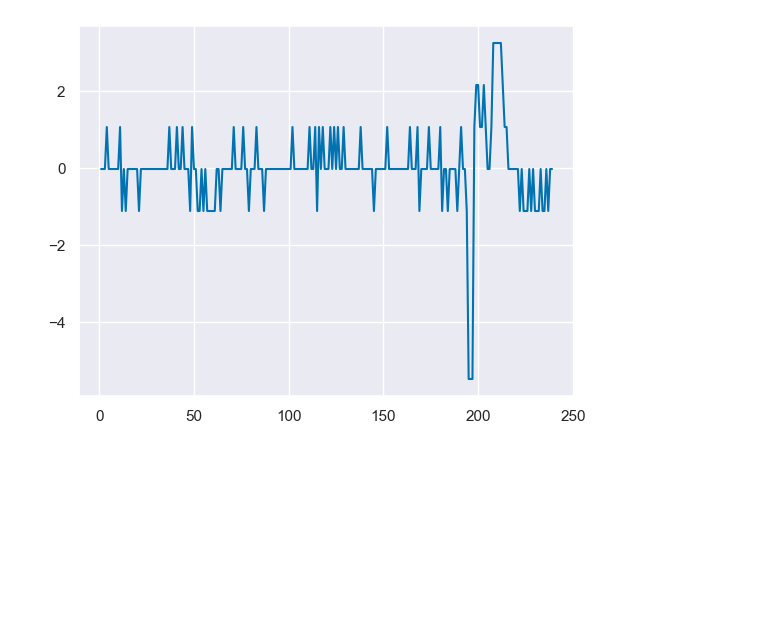
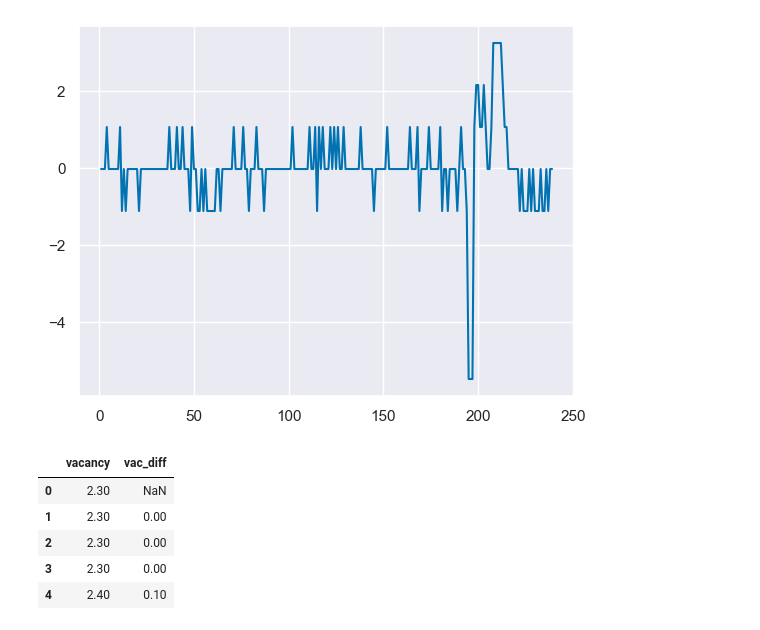
Before and after one commit to aycannon/diss, a Jupyter notebook: Pillar 5/p5-misc.ipynb, the cells around one changed output. Saved outputs shown, nothing was run; the diff lists cells and outputs as text; code cells hidden in the pictures; blank space fills up the shorter version.

```diff
--- a/Pillar 5/p5-misc.ipynb
+++ b/Pillar 5/p5-misc.ipynb
@@ -49,8 +49,8 @@ df_indicators.head()
 # %%
 p5 = pd.DataFrame()
 p5['vacancy'] = df_indicators[['all_vacancies']]
-
 p5['vac_diff'] = p5['vacancy'].diff()
+p5['period'] = df_indicators['period']
 # %%
 scaler = StandardScaler()
 std_p5 = pd.DataFrame(scaler.fit_transform(p5),columns = list(p5))
@@ -69,3 +69,12 @@ plt.plot(std_p5['vac_diff'])
 # %% [output]
 [<matplotlib.lines.Line2D at 0x...>]
 [figure]
+# %%
+p5.head()
+# %% [output]
+|  | vacancy | vac_diff |
+| 0 | 2.30 | NaN |
+| 1 | 2.30 | 0.00 |
+| 2 | 2.30 | 0.00 |
+| 3 | 2.30 | 0.00 |
+| 4 | 2.40 | 0.10 |
```
Also changed, not shown: 1 other file.
